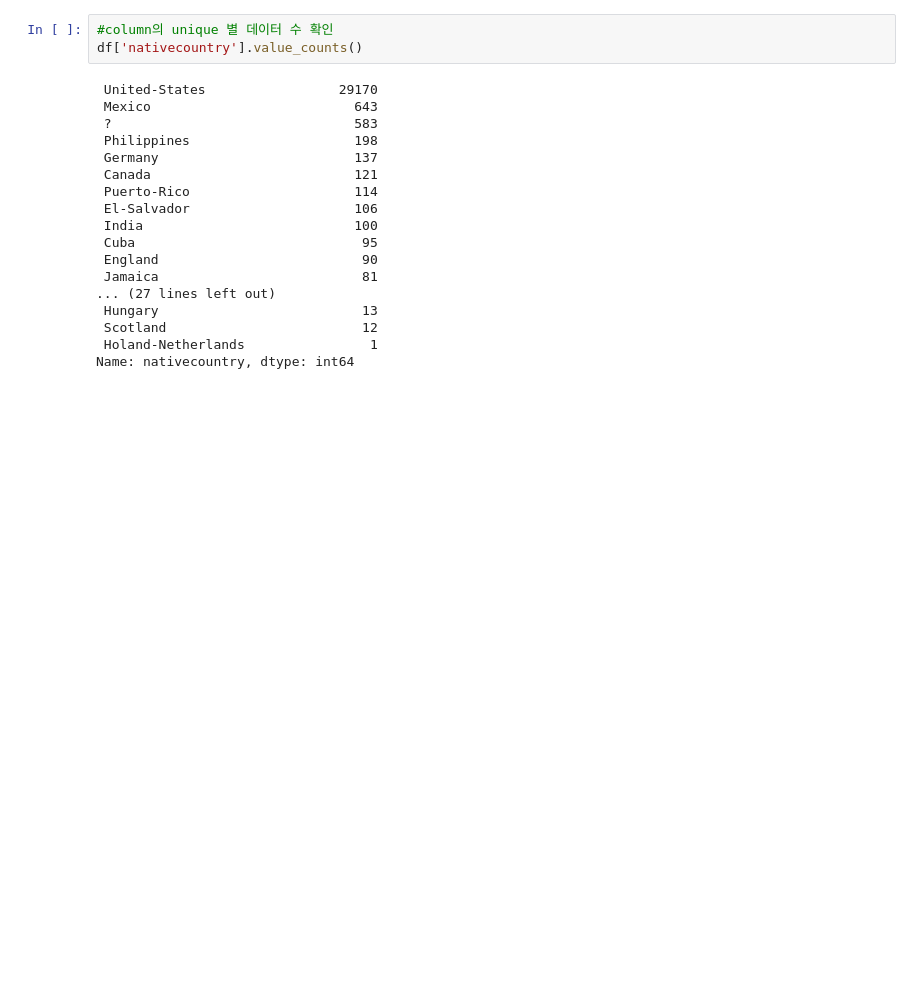
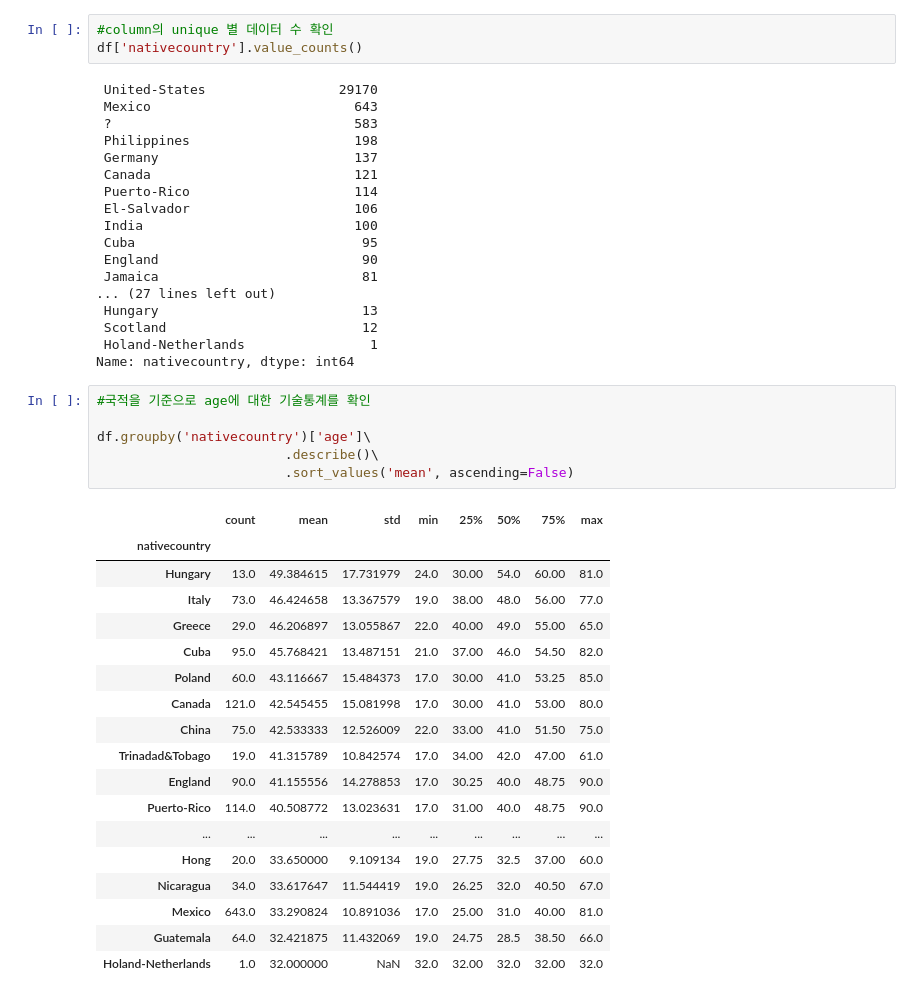
Before and after one commit to GGpark1/data-analysis-and-visualization, a Jupyter notebook: data_description.ipynb, the cells around one changed output. Cells and saved outputs as stored; diff of their text form; blank space fills up the shorter version.

```diff
--- a/data_description.ipynb
+++ b/data_description.ipynb
@@ -94,3 +94,28 @@ df['nativecountry'].value_counts()
  Scotland                         12
  Holand-Netherlands                1
 Name: nativecountry, dtype: int64
+# %%
+#국적을 기준으로 age에 대한 기술통계를 확인
+
+df.groupby('nativecountry')['age']\
+                        .describe()\
+                        .sort_values('mean', ascending=False)
+# %% [output]
+|  | count | mean | std | min | 25% | 50% | 75% | max |
+| nativecountry |  |  |  |  |  |  |  |  |
+| Hungary | 13.0 | 49.384615 | 17.731979 | 24.0 | 30.00 | 54.0 | 60.00 | 81.0 |
+| Italy | 73.0 | 46.424658 | 13.367579 | 19.0 | 38.00 | 48.0 | 56.00 | 77.0 |
+| Greece | 29.0 | 46.206897 | 13.055867 | 22.0 | 40.00 | 49.0 | 55.00 | 65.0 |
+| Cuba | 95.0 | 45.768421 | 13.487151 | 21.0 | 37.00 | 46.0 | 54.50 | 82.0 |
+| Poland | 60.0 | 43.116667 | 15.484373 | 17.0 | 30.00 | 41.0 | 53.25 | 85.0 |
+| Canada | 121.0 | 42.545455 | 15.081998 | 17.0 | 30.00 | 41.0 | 53.00 | 80.0 |
+| China | 75.0 | 42.533333 | 12.526009 | 22.0 | 33.00 | 41.0 | 51.50 | 75.0 |
+| Trinadad&Tobago | 19.0 | 41.315789 | 10.842574 | 17.0 | 34.00 | 42.0 | 47.00 | 61.0 |
+| England | 90.0 | 41.155556 | 14.278853 | 17.0 | 30.25 | 40.0 | 48.75 | 90.0 |
+| Puerto-Rico | 114.0 | 40.508772 | 13.023631 | 17.0 | 31.00 | 40.0 | 48.75 | 90.0 |
+| ... | ... | ... | ... | ... | ... | ... | ... | ... |
+| Hong | 20.0 | 33.650000 | 9.109134 | 19.0 | 27.75 | 32.5 | 37.00 | 60.0 |
+| Nicaragua | 34.0 | 33.617647 | 11.544419 | 19.0 | 26.25 | 32.0 | 40.50 | 67.0 |
+| Mexico | 643.0 | 33.290824 | 10.891036 | 17.0 | 25.00 | 31.0 | 40.00 | 81.0 |
+| Guatemala | 64.0 | 32.421875 | 11.432069 | 19.0 | 24.75 | 28.5 | 38.50 | 66.0 |
+| Holand-Netherlands | 1.0 | 32.000000 | NaN | 32.0 | 32.00 | 32.0 | 32.00 | 32.0 |
```
Also changed, not shown: parts of 3 cells of this notebook.
